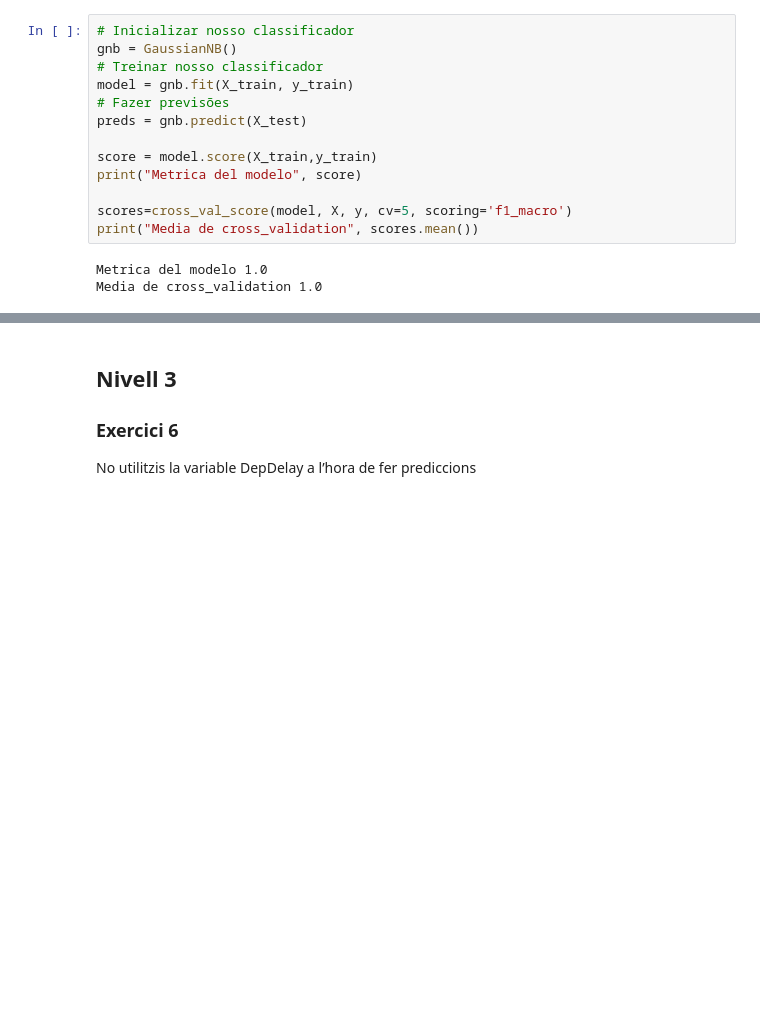
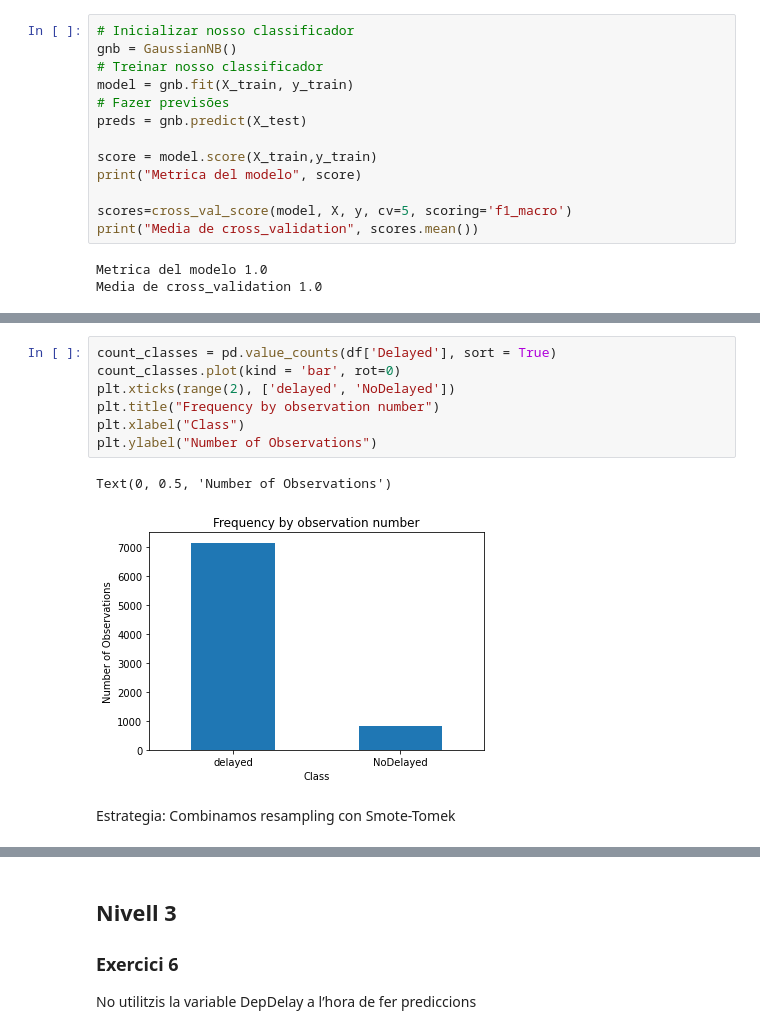
Before and after one commit to mmarcrr/Supervisat_Classificacio, a Jupyter notebook: S10T01.ipynb, the cells around one changed output, grey strips where cells are left out. Saved outputs shown, nothing was run; the diff lists cells and outputs as text; blank space fills up the shorter version.

```diff
--- a/S10T01.ipynb
+++ b/S10T01.ipynb
@@ -250,0 +286,12 @@ model = random_search.best_estimator_
+# %%
+count_classes = pd.value_counts(df['Delayed'], sort = True)
+count_classes.plot(kind = 'bar', rot=0)
+plt.xticks(range(2), ['delayed', 'NoDelayed'])
+plt.title("Frequency by observation number")
+plt.xlabel("Class")
+plt.ylabel("Number of Observations")
+# %% [output]
+Text(0, 0.5, 'Number of Observations')
+[figure, added]
+# %% [markdown]
+Estrategia: Combinamos resampling con Smote-Tomek
```
Also changed, not shown: parts of 36 cells of this notebook, 1 other file.
